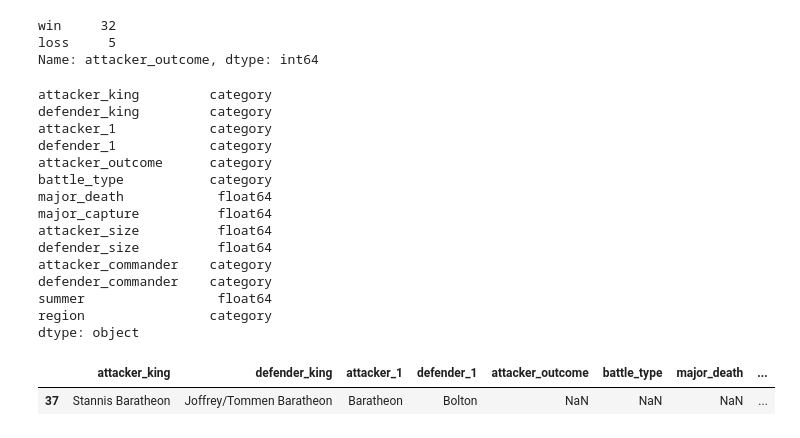
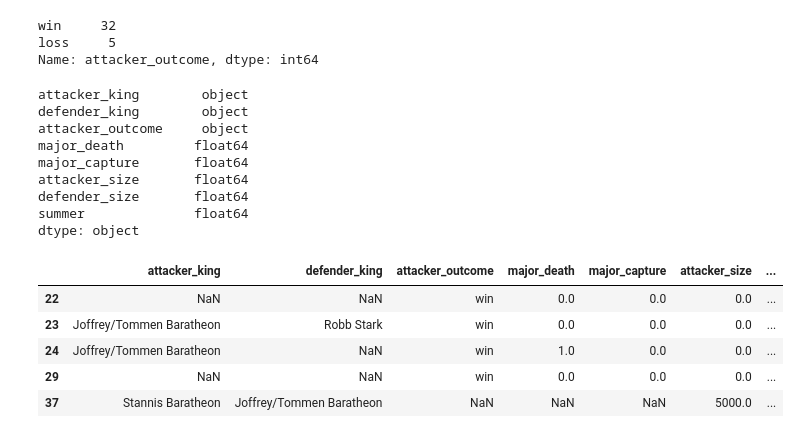
Before and after one commit to Javier-Alfonso-DS/S05_T01_Sampling_methods, a Jupyter notebook: S05_T01_Sampling_methods.ipynb, the cells around one changed output. Cells and saved outputs as stored; diff of their text form; code cells hidden in the pictures.

```diff
--- a/S05_T01_Sampling_methods.ipynb
+++ b/S05_T01_Sampling_methods.ipynb
@@ -322,44 +334,34 @@ Name: attacker_outcome, dtype: int64
 # %%
 # Yes, is definitely unbalanced to win result.
 # Let's remove now all the columns that we are not interested:
-Battle_df.drop(columns=['name','year','battle_number','note','location',
-                        'attacker_2', 'attacker_3', 'attacker_4',
-                        'defender_2', 'defender_3', 'defender_4'],inplace=True)
+Battle_df.drop(columns=['name','year','battle_number','attacker_1',
+                        'attacker_2', 'attacker_3', 'attacker_4', 'defender_1',
+                        'defender_2', 'defender_3', 'defender_4', 'battle_type','attacker_commander',
+                        'defender_commander','location', 'region', 'note'],inplace=True)
 # %%
 #Pre-Processing
 # Let's fill NaN's with 0 in columns 'attacker_size' and 'defender_size' (is plausible NaN as 0 in these columns)
-Battle_df.attacker_size.fillna(0,inplace=True); # ; ↔️ to suppress output
-Battle_df.defender_size.fillna(0,inplace=True); # ; ↔️ to suppress output
-# Let's categorize the rest of object's type columns
-Battle_df['attacker_king'] = Battle_df['attacker_king'].astype('category')
-Battle_df['defender_king'] = Battle_df['defender_king'].astype('category')
-Battle_df['attacker_1'] = Battle_df['attacker_1'].astype('category')
-Battle_df['defender_1'] = Battle_df['defender_1'].astype('category')
-Battle_df['attacker_outcome'] = Battle_df['attacker_outcome'].astype('category')
-Battle_df['battle_type'] = Battle_df['battle_type'].astype('category')
-Battle_df['attacker_commander'] = Battle_df['attacker_commander'].astype('category')
-Battle_df['defender_commander'] = Battle_df['defender_commander'].astype('category')
-Battle_df['region'] = Battle_df['region'].astype('category')
+Battle_df.attacker_size.fillna(0,inplace=True); # ; ↔️ to suppress output - Needed, otherwise : ValueError: Input contains NaN
+Battle_df.defender_size.fillna(0,inplace=True); # ; ↔️ to suppress output - Needed, otherwise : ValueError: Input contains NaN
+# Let's categorize the rest of object's type columns - Not needed
 Battle_df.dtypes
 # %% [output]
-attacker_king         category
-defender_king         category
-attacker_1            category
-defender_1            category
-attacker_outcome      category
-battle_type           category
-major_death            float64
-major_capture          float64
-attacker_size          float64
-defender_size          float64
-attacker_commander    category
-defender_commander    category
-summer                 float64
-region                category
+attacker_king        object
+defender_king        object
+attacker_outcome     object
+major_death         float64
+major_capture       float64
+attacker_size       float64
+defender_size       float64
+summer              float64
 dtype: object
 # %%
-Battle_df.iloc[[37]]
+Battle_df.iloc[[22,23,24,29,37]]
 # %% [output]
-|  | attacker_king | defender_king | attacker_1 | defender_1 | attacker_outcome | battle_type | major_death | ... |
-| 37 | Stannis Baratheon | Joffrey/Tommen Baratheon | Baratheon | Bolton | NaN | NaN | NaN | ... |
+|  | attacker_king | defender_king | attacker_outcome | major_death | major_capture | attacker_size | ... |
+| 22 | NaN | NaN | win | 0.0 | 0.0 | 0.0 | ... |
+| 23 | Joffrey/Tommen Baratheon | Robb Stark | win | 0.0 | 0.0 | 0.0 | ... |
+| 24 | Joffrey/Tommen Baratheon | NaN | win | 1.0 | 0.0 | 0.0 | ... |
+| 29 | NaN | NaN | win | 0.0 | 0.0 | 0.0 | ... |
+| 37 | Stannis Baratheon | Joffrey/Tommen Baratheon | NaN | NaN | NaN | 5000.0 | ... |
 # %%
```
Also changed, not shown: parts of 22 cells of this notebook.
